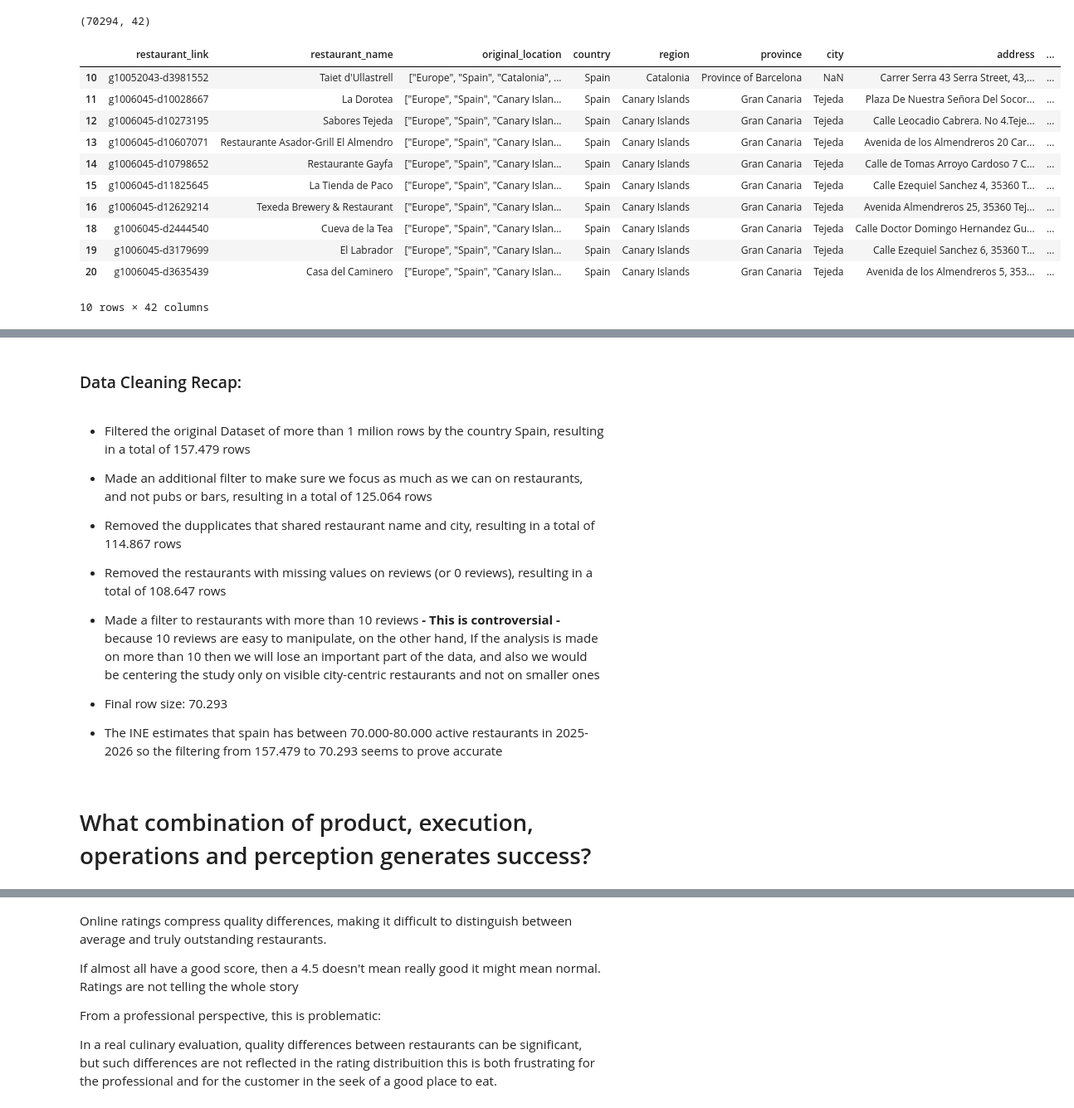
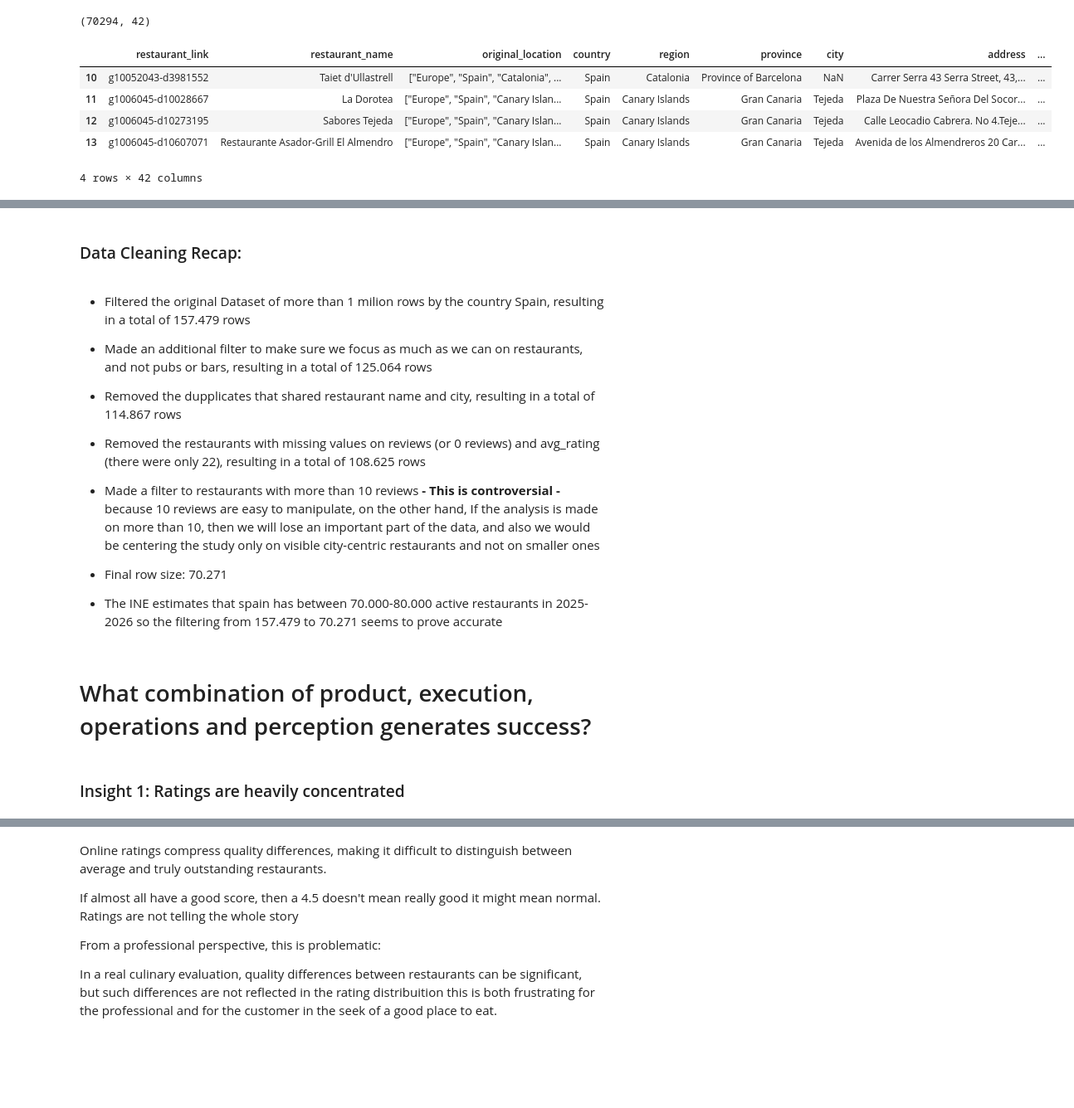
Before and after one commit to AlexMateu21/Final-Project, a Jupyter notebook: notebooks/EDA.ipynb, the cells around one changed output, grey strips where cells are left out. Shown at 83% size. Cells and saved outputs as stored; diff of their text form; code cells hidden in the pictures; blank space fills up the shorter version.

```diff
--- a/notebooks/EDA.ipynb
+++ b/notebooks/EDA.ipynb
@@ -292,18 +237,12 @@ print(df_final.shape)
 # %% [output]
 (70294, 42)
 # %%
-df_final.head(10)
+df_final.head(4)
 # %% [output]
 |  | restaurant_link | restaurant_name | original_location | country | region | province | city | address | ... |
 | 10 | g10052043-d3981552 | Taiet d'Ullastrell | ["Europe", "Spain", "Catalonia", ... | Spain | Catalonia | Province of Barcelona | NaN | Carrer Serra 43 Serra Street, 43,... | ... |
 | 11 | g1006045-d10028667 | La Dorotea | ["Europe", "Spain", "Canary Islan... | Spain | Canary Islands | Gran Canaria | Tejeda | Plaza De Nuestra Señora Del Socor... | ... |
 | 12 | g1006045-d10273195 | Sabores Tejeda | ["Europe", "Spain", "Canary Islan... | Spain | Canary Islands | Gran Canaria | Tejeda | Calle Leocadio Cabrera. No 4.Teje... | ... |
 | 13 | g1006045-d10607071 | Restaurante Asador-Grill El Almendro | ["Europe", "Spain", "Canary Islan... | Spain | Canary Islands | Gran Canaria | Tejeda | Avenida de los Almendreros 20 Car... | ... |
-| 14 | g1006045-d10798652 | Restaurante Gayfa | ["Europe", "Spain", "Canary Islan... | Spain | Canary Islands | Gran Canaria | Tejeda | Calle de Tomas Arroyo Cardoso 7 C... | ... |
-| 15 | g1006045-d11825645 | La Tienda de Paco | ["Europe", "Spain", "Canary Islan... | Spain | Canary Islands | Gran Canaria | Tejeda | Calle Ezequiel Sanchez 4, 35360 T... | ... |
-| 16 | g1006045-d12629214 | Texeda Brewery & Restaurant | ["Europe", "Spain", "Canary Islan... | Spain | Canary Islands | Gran Canaria | Tejeda | Avenida Almendreros 25, 35360 Tej... | ... |
-| 18 | g1006045-d2444540 | Cueva de la Tea | ["Europe", "Spain", "Canary Islan... | Spain | Canary Islands | Gran Canaria | Tejeda | Calle Doctor Domingo Hernandez Gu... | ... |
-| 19 | g1006045-d3179699 | El Labrador | ["Europe", "Spain", "Canary Islan... | Spain | Canary Islands | Gran Canaria | Tejeda | Calle Ezequiel Sanchez 6, 35360 T... | ... |
-| 20 | g1006045-d3635439 | Casa del Caminero | ["Europe", "Spain", "Canary Islan... | Spain | Canary Islands | Gran Canaria | Tejeda | Avenida de los Almendreros 5, 353... | ... |
-10 rows × 42 columns
+4 rows × 42 columns
 # %%
@@ -333,16 +272,17 @@ df_final
 
 - Removed the dupplicates that shared restaurant name and city, resulting in a total of 114.867 rows
 
-- Removed the restaurants with missing values on reviews (or 0 reviews), resulting in a total of 108.647 rows
+- Removed the restaurants with missing values on reviews (or 0 reviews) and avg_rating (there were only 22), resulting in a total of 108.625 rows
 
-- Made a filter to restaurants with more than 10 reviews **- This is controversial -** because 10 reviews are easy to manipulate, on the other hand, If the analysis is made on more than 10
-then we will lose an important part of the data, and also we would be centering the study only on visible city-centric restaurants and not on smaller ones
+- Made a filter to restaurants with more than 10 reviews **- This is controversial -** because 10 reviews are easy to manipulate, on the other hand, If the analysis is made on more than 10, then we will lose an important part of the data, and also we would be centering the study only on visible city-centric restaurants and not on smaller ones
 
-- Final row size: 70.293
+- Final row size: 70.271
 
-- The INE estimates that spain has between 70.000-80.000 active restaurants in 2025-2026 so the filtering from 157.479 to 70.293 seems to prove accurate
+- The INE estimates that spain has between 70.000-80.000 active restaurants in 2025-2026 so the filtering from 157.479 to 70.271 seems to prove accurate
 # %% [markdown]
 # What combination of product, execution, operations and perception generates success?
+# %% [markdown]
+### Insight 1: Ratings are heavily concentrated
 # %%
 # Rating distribution
 import seaborn as sns
```
Also changed, not shown: parts of 68 cells of this notebook.
